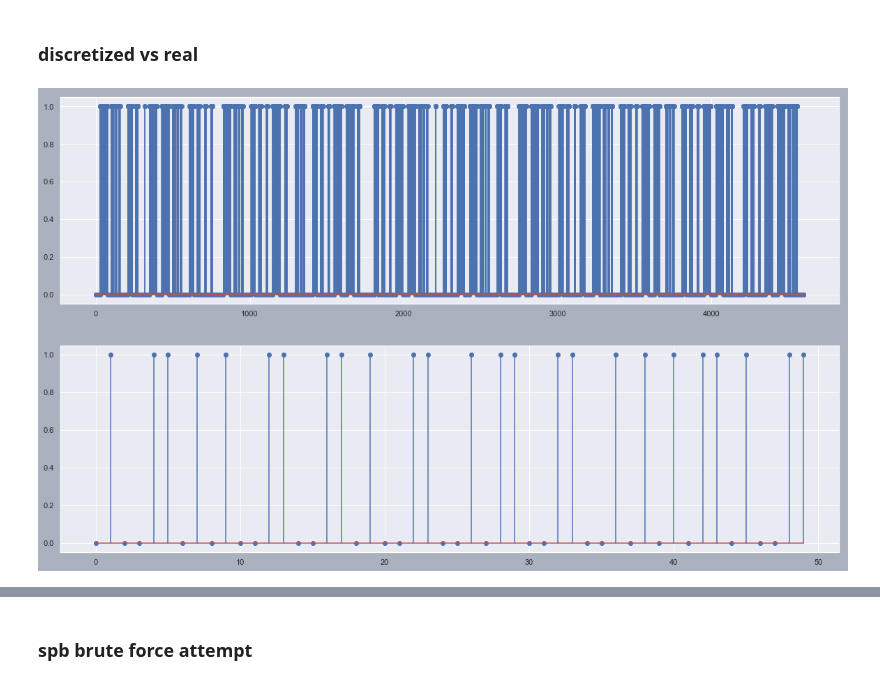
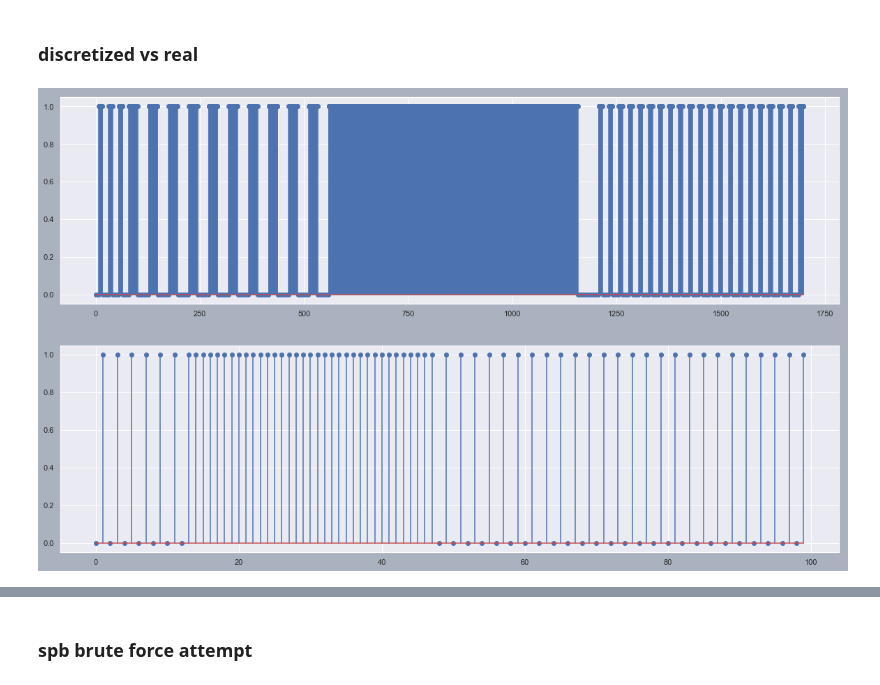
Before and after one commit to tjbergst/data-parsing, a Jupyter notebook: code-parser-translation.ipynb, the cells around one changed output, grey strips where cells are left out. Cells and saved outputs as stored; diff of their text form; code cells hidden in the pictures.

```diff
--- a/code-parser-translation.ipynb
+++ b/code-parser-translation.ipynb
@@ -12,9 +12,8 @@ from tqdm import tqdm_notebook
 ## params
 # %%
 # paths
-lvm_path = Path(r'data/qim_20kbps_10db_l2_v2.lvm')
+#lvm_path = Path(r'data/qim_20kbps_10db_l2_v2.lvm')
+lvm_path = Path(r'data/test_packet.txt')
 
 # signal specific params
 spb = 20
-header = [0 if i % 2 == 0 else 1 for i in range(10)]
-print(f'header: {header}')
@@ -326,6 +343,10 @@ class DataParserLVM:
     def main(self):
         self.discretize_signal()
 # %%
-DP = DataParserLVM(lvm_path, 92)
+DP = DataParserLVM(
+    lvm_path,
+    source='txt',
+    preprocess_mode='dynamic'
+)
 # %% [output]
 initializing..
@@ -369,6 +470,6 @@ def compare_plots(start, stop):
     ax1.stem(DP.raw_data[start*DP.spb:stop*DP.spb])
     ax2.stem(DP.discretized_array[start:stop])
 # %%
-compare_plots(0, 50)
+compare_plots(0, 100)
 # %% [output]
-[figure, old version]
+[figure, new version]
```
Also changed, not shown: parts of 22 cells of this notebook.
